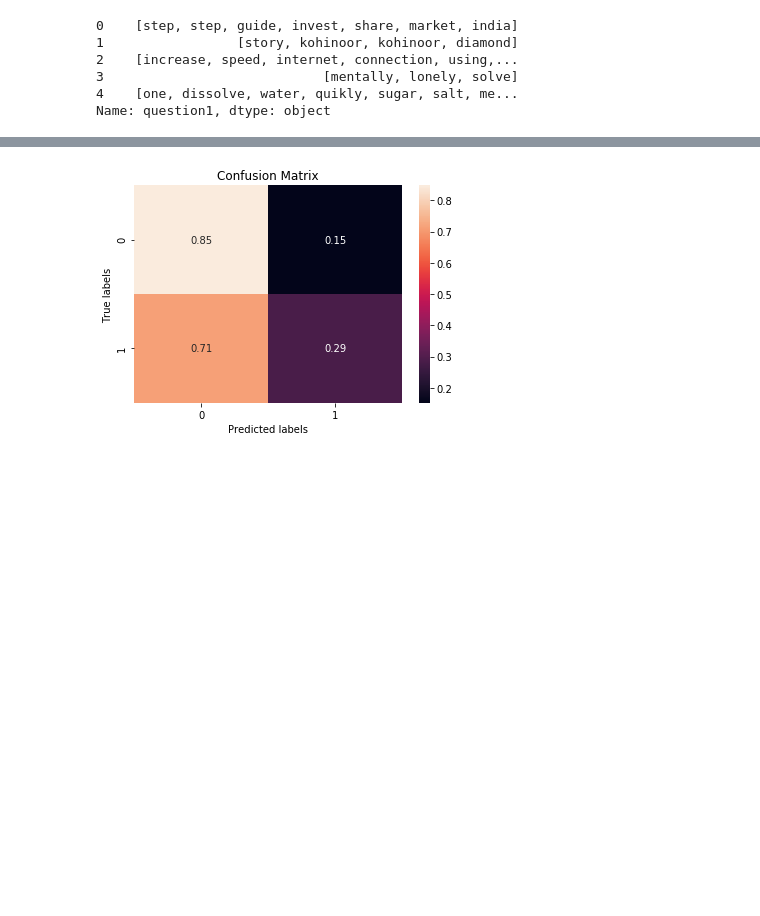
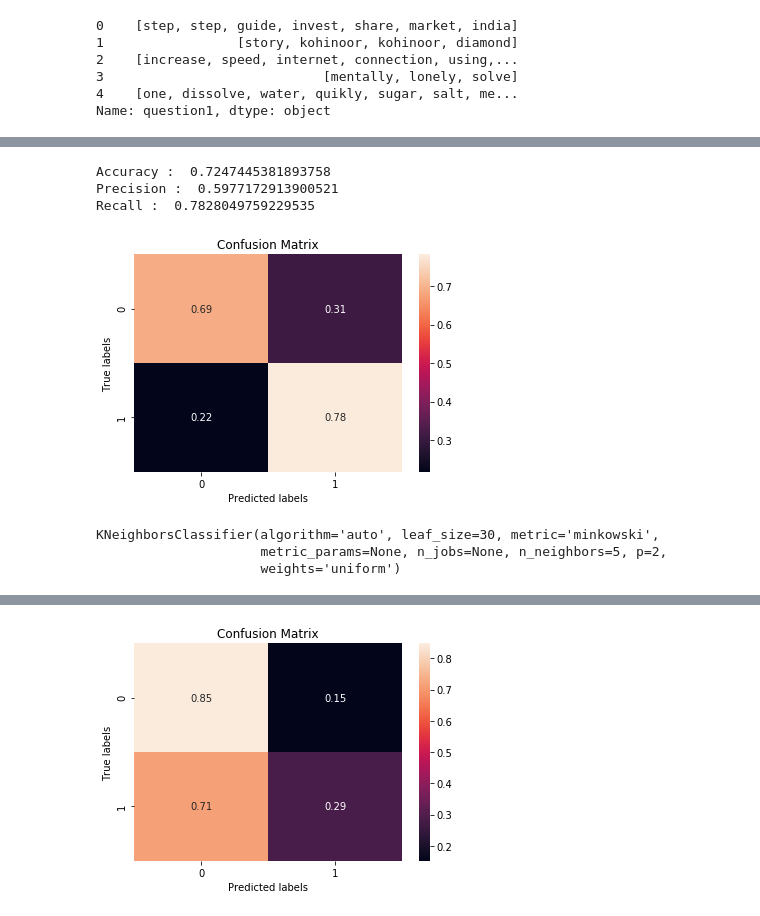
Before and after one commit to prerit2010/quora-question-similarity-prediction, a Jupyter notebook: model.ipynb, the cells around one changed output, grey strips where cells are left out. Drawn from its saved outputs; the diff is of its cells as text; code cells hidden in the pictures; blank space fills up the shorter version.

```diff
--- a/model.ipynb
+++ b/model.ipynb
@@ -282,0 +392,17 @@ Recall :  0.28784762466250846
+# %%
+def conf_matrix(true, preds):
+    cm = confusion_matrix(y_test, preds, normalize='true')
+    ax= plt.subplot()
+    sns.heatmap(cm, annot=True, ax = ax); #annot=True to annotate cells
+
+    # labels, title and ticks
+    ax.set_xlabel('Predicted labels');ax.set_ylabel('True labels');
+    ax.set_title('Confusion Matrix');
+# %%
+clf = LogisticRegression()
+# clf = RandomForestClassifier()
+# clf = BernoulliNB()
+# clf = GradientBoostingClassifier()
+# clf = KNeighborsClassifier()
+# %%
+clf.fit(X_resampled, y_resampled)
@@ -282,0 +422,14 @@ Recall :  0.28784762466250846
+# %%
+preds = clf.predict(X_test)
+# %%
+print("Accuracy : ", accuracy_score(y_test, preds))
+print("Precision : ", precision_score(y_test, preds))
+print("Recall : ", recall_score(y_test, preds))
+# %% [output]
+Accuracy :  0.7247445381893758
+Precision :  0.5977172913900521
+Recall :  0.7828049759229535
+# %%
+conf_matrix(y_test, preds)
+# %% [output]
+[figure, added]
@@ -282,0 +442,6 @@ Recall :  0.28784762466250846
+# %%
+clf.fit(X_resampled, y_resampled)
+# %% [output]
+KNeighborsClassifier(algorithm='auto', leaf_size=30, metric='minkowski',
+                     metric_params=None, n_jobs=None, n_neighbors=5, p=2,
+                     weights='uniform')
```
Also changed, not shown: parts of 75 cells of this notebook.
